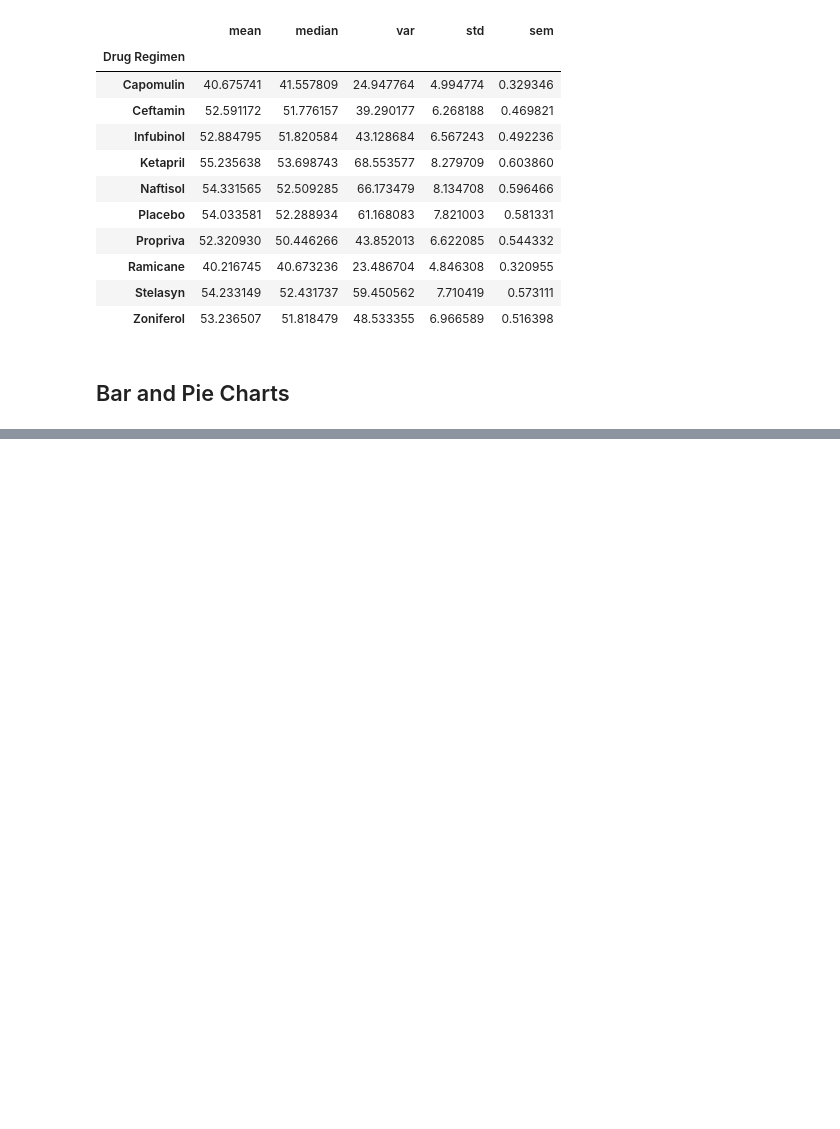
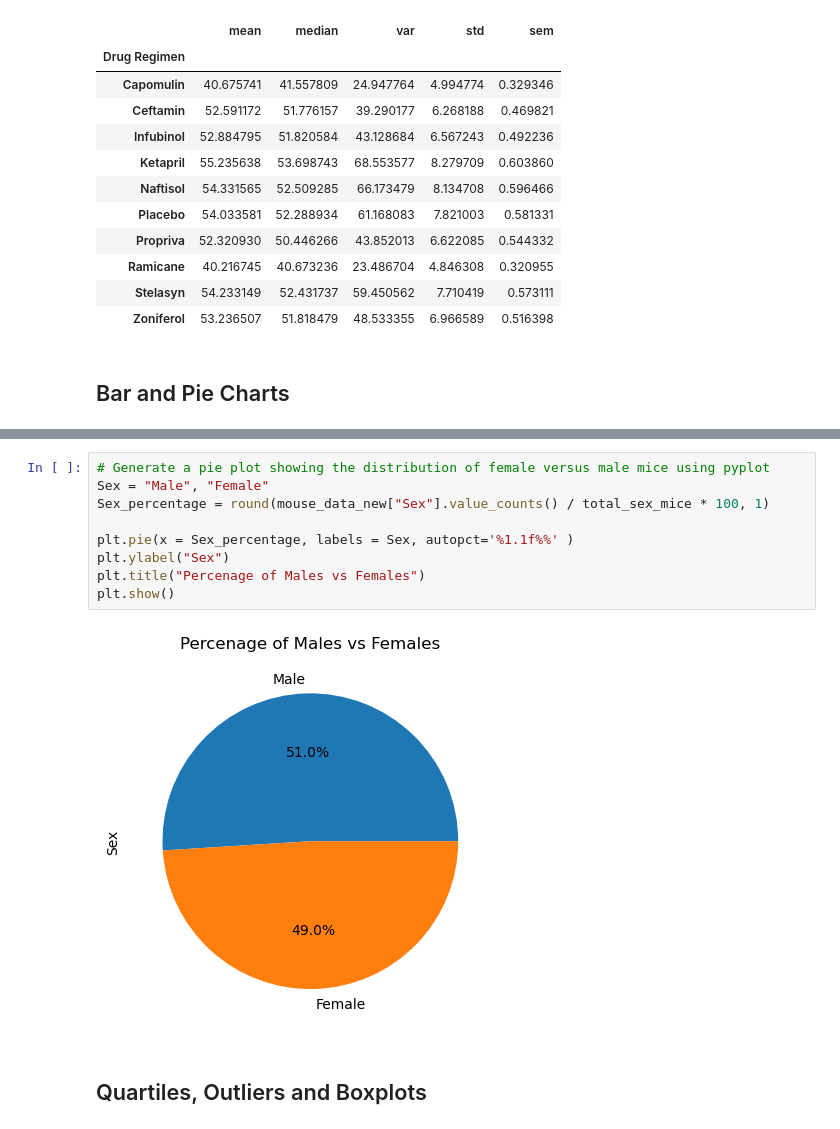
Before and after one commit to Hensonkk/Module-5-Challenge, a Jupyter notebook: Pymaceuticals/Pymaceuticals.ipynb, the cells around one changed output, grey strips where cells are left out. Cells and saved outputs as stored; diff of their text form; blank space fills up the shorter version.

```diff
--- a/Pymaceuticals/Pymaceuticals.ipynb
+++ b/Pymaceuticals/Pymaceuticals.ipynb
@@ -150,0 +171,13 @@ df2.plot.bar(xlabel = "Drug Regimen", ylabel = "# of Mouse Timepoints Observed",
+# %%
+# Generate a pie plot showing the distribution of female versus male mice using pyplot
+Sex = "Male", "Female"
+Sex_percentage = round(mouse_data_new["Sex"].value_counts() / total_sex_mice * 100, 1)
+
+plt.pie(x = Sex_percentage, labels = Sex, autopct='%1.1f%%' )
+plt.ylabel("Sex")
+plt.title("Percenage of Males vs Females")
+plt.show()
+# %% [output]
+[figure, added]
+# %% [markdown]
+## Quartiles, Outliers and Boxplots
```
Also changed, not shown: parts of 4 cells of this notebook.
